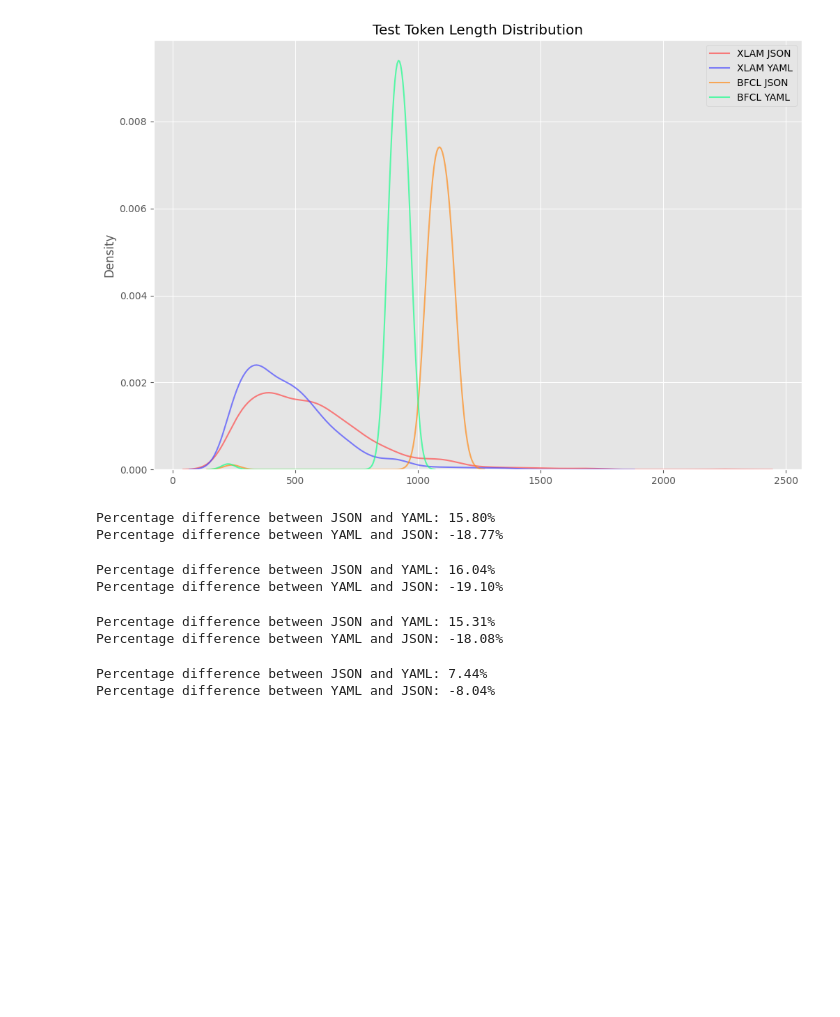
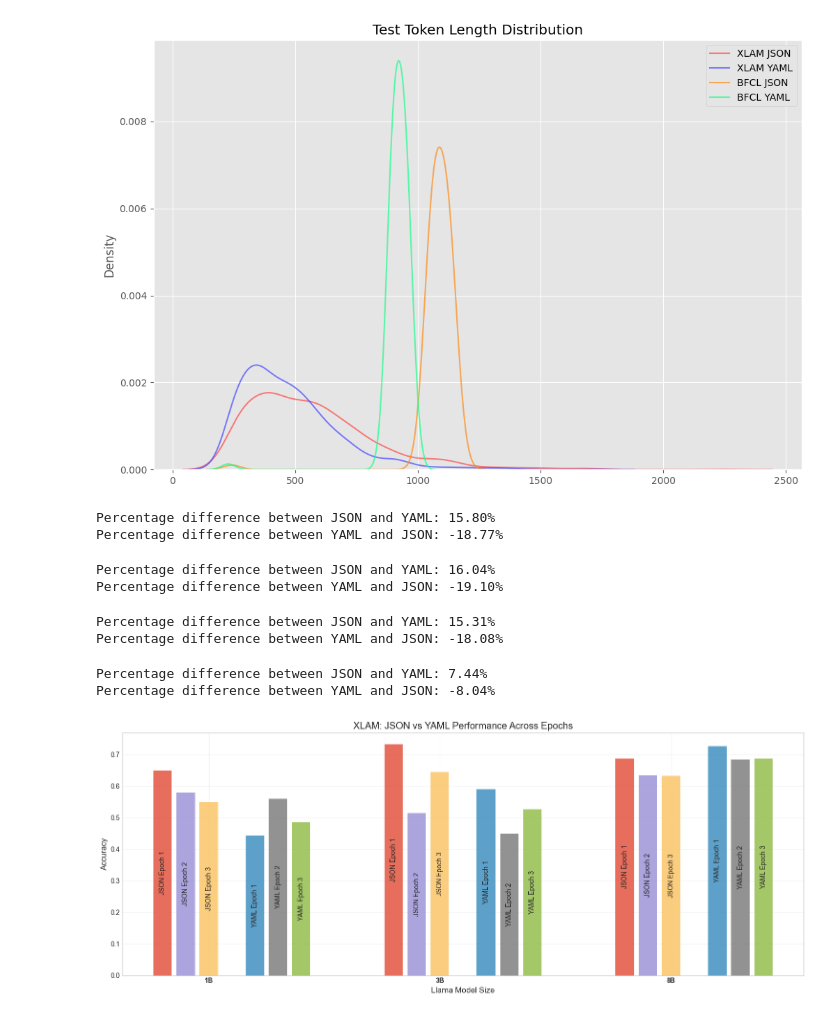
Before and after one commit to Athe-kunal/Finetuning, a Jupyter notebook: finetuning/finetuning/data_analysis.ipynb, the cells around one changed output. Drawn from its saved outputs; the diff is of its cells as text; code cells hidden in the pictures; blank space fills up the shorter version.

Commit message:
more plots

```diff
--- a/finetuning/finetuning/data_analysis.ipynb
+++ b/finetuning/finetuning/data_analysis.ipynb
@@ -204,3 +204,48 @@ BFCL_DICT = {
         "3B": {"EPOCH 1": 0.617, "EPOCH 2": 0.620, "EPOCH 3": 0.619}
     }
 }
+# %%
+import matplotlib.pyplot as plt
+import numpy as np
+
+# Set figure size
+plt.figure(figsize=(15, 6))
+# plt.style.use('ggplot')
+plt.style.use( 'seaborn-v0_8-whitegrid')
+
+# Define positions for bars
+model_sizes = ['1B', '3B', '8B']
+x = np.arange(len(model_sizes))
+width = 0.1  # Reduced width of bars
+
+# Plot bars for each epoch
+for i, epoch in enumerate(['EPOCH 1', 'EPOCH 2', 'EPOCH 3']):
+    # JSON bars
+    json_scores = [XLAM_DICT['JSON'][size][epoch] for size in model_sizes]
+    bars_json = plt.bar(x - width*2 + (i*width), json_scores, width*0.8,
+            label=f'JSON', alpha=0.8)
+
+    # YAML bars
+    yaml_scores = [XLAM_DICT['YAML'][size][epoch] for size in model_sizes]
+    bars_yaml = plt.bar(x + width*2 + (i*width), yaml_scores, width*0.8,
+            label=f'YAML', alpha=0.8)
+
+    # Add epoch labels inside bars
+    for idx, (json_score, yaml_score) in enumerate(zip(json_scores, yaml_scores)):
+        plt.text(x[idx] - width*2 + (i*width), json_score/2, f'JSON Epoch {i+1}',
+                ha='center', va='center', rotation=90)
+        plt.text(x[idx] + width*2 + (i*width), yaml_score/2, f'YAML Epoch {i+1}',
+                ha='center', va='center', rotation=90)
+
+# Customize plot
+plt.xlabel('Llama Model Size')
+plt.ylabel('Accuracy')
+plt.title('XLAM: JSON vs YAML Performance Across Epochs')
+plt.xticks(x, model_sizes, weight='bold')
+plt.grid(True, alpha=0.3)
+
+# Adjust layout to prevent label cutoff
+plt.tight_layout()
+plt.show()
+# %% [output]
+[figure, added]
```
Also changed, not shown: parts of 1 cell of this notebook.
